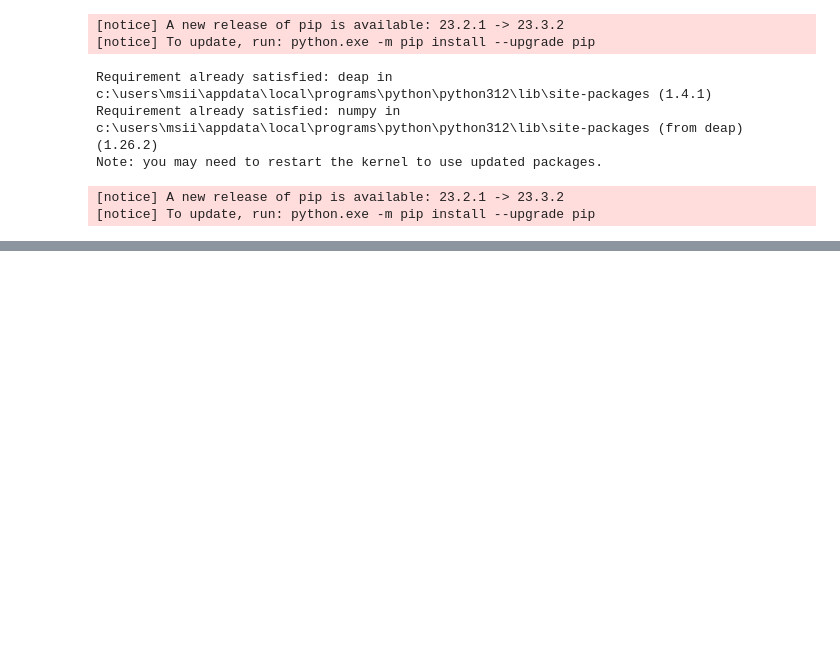
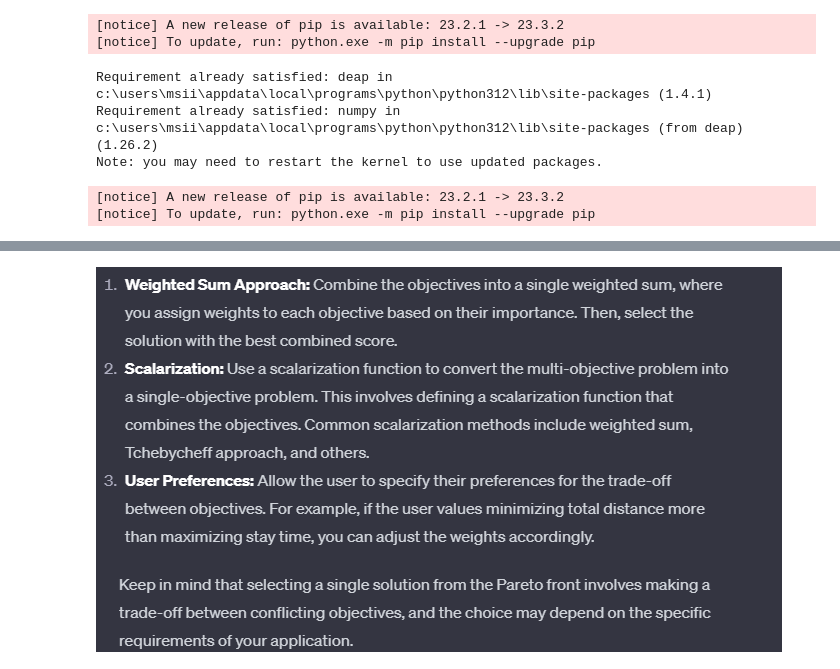
Before and after one commit to harees-srini/FYP-implementation, a Jupyter notebook: GAOptimization2.ipynb, the cells around one changed output, grey strips where cells are left out. Drawn from its saved outputs; the diff is of its cells as text; code cells hidden in the pictures; blank space fills up the shorter version.

```diff
--- a/GAOptimization2.ipynb
+++ b/GAOptimization2.ipynb
@@ -100,0 +119,6 @@ print("Optimal Order:", [locations[i] for i in best_individual])
+# %%
+from IPython import display
+display.Image("../Screenshots/Trade offs.png")
+#Use one of these methods to choose weights for distance, stay time and user preference
+# %% [output]
+[figure, added]
```
Also changed, not shown: parts of 5 cells of this notebook.
